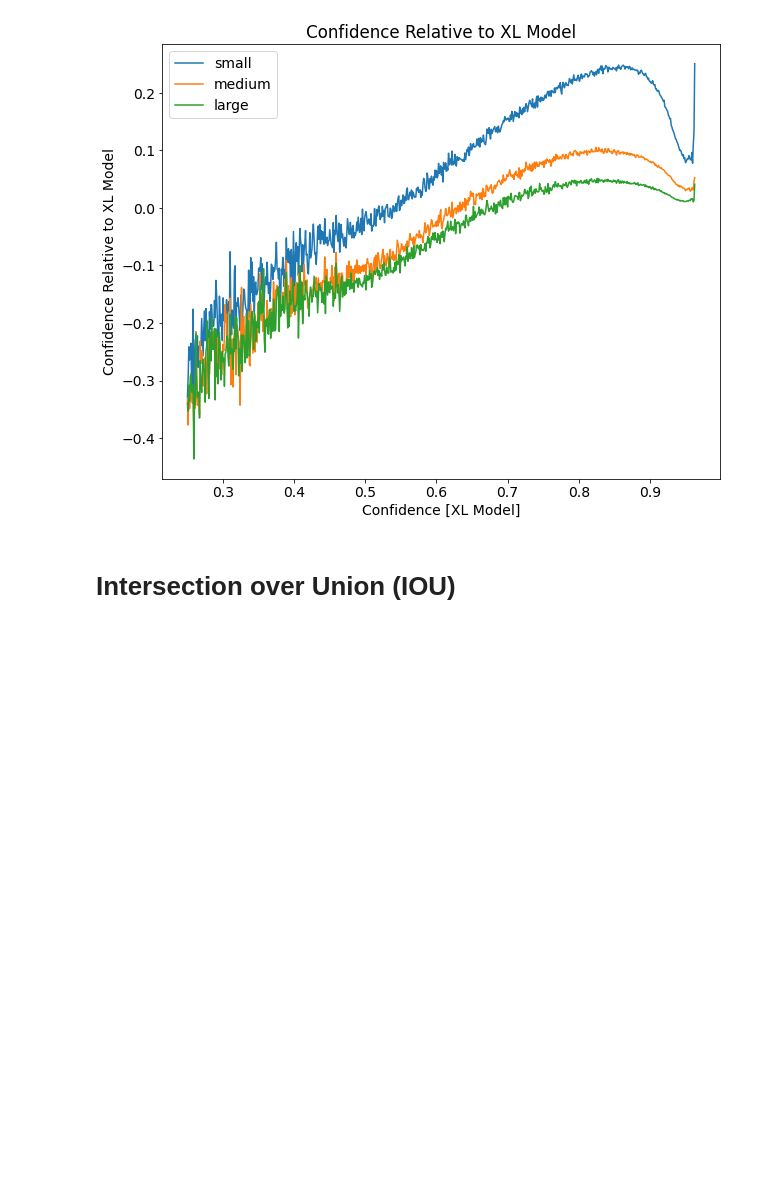
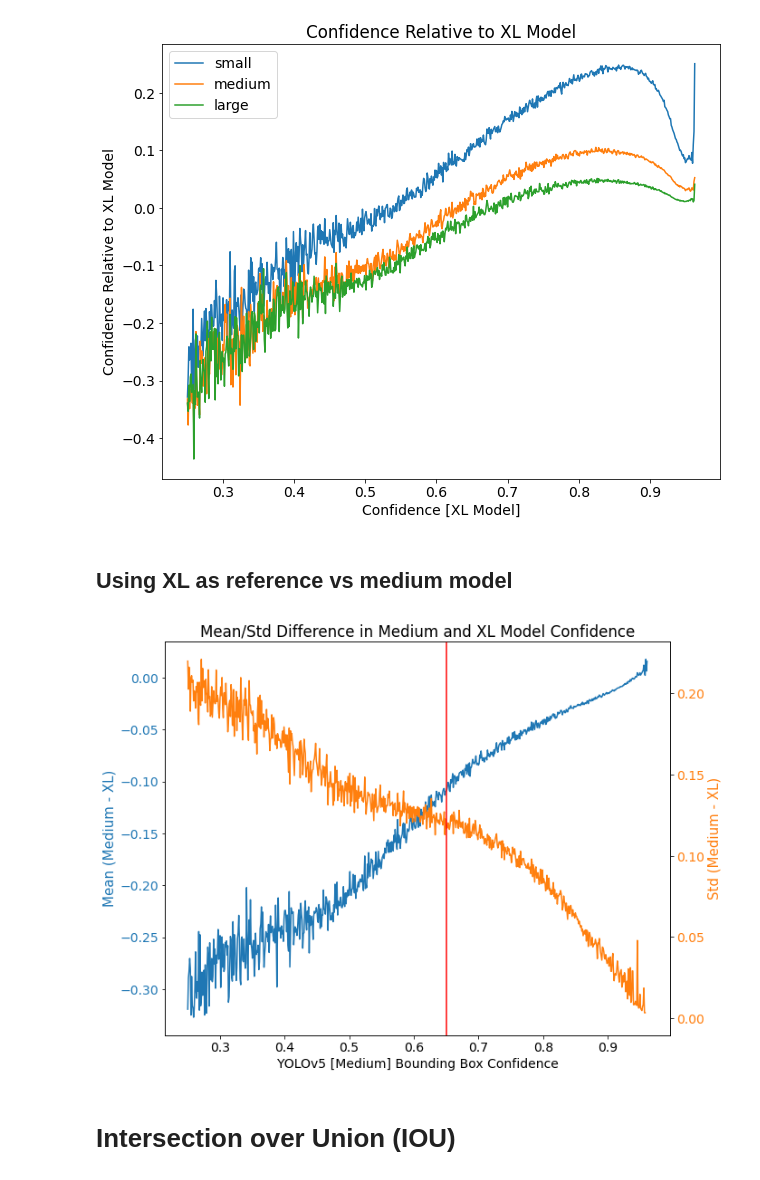
Before and after one commit to kingjosephm/vehicle_make_model_classifier, a Jupyter notebook: create_training_images/compare_yolo_models.ipynb, the cells around one changed output. Saved outputs shown, nothing was run; the diff lists cells and outputs as text; code cells hidden in the pictures; blank space fills up the shorter version.

```diff
--- a/create_training_images/compare_yolo_models.ipynb
+++ b/create_training_images/compare_yolo_models.ipynb
@@ -188,6 +193,46 @@ plt.title('Confidence Relative to XL Model')
 plt.show()
 # %% [output]
 [figure]
+# %% [markdown]
+## Using XL as reference vs medium model
+# %%
+xl_med_diff = combined[['med_conf']].rename(columns={'med_conf': 'conf'})
+xl_med_diff['diff'] = (combined['med_conf'] - combined['xl_conf'])
+xl_med_diff['conf'] = round(xl_med_diff['conf'], 3)
+xl_med_diff = xl_med_diff.sort_values(by=['conf']).reset_index(drop=True)
+# %%
+xl_med_diff_mean = xl_med_diff.groupby('conf')['diff'].mean().reset_index().rename(columns={'diff': 'mean'})
+xl_med_diff_std = xl_med_diff.groupby('conf')['diff'].std().reset_index().rename(columns={'diff': 'std'})
+xl_med_diff = xl_med_diff_mean.merge(xl_med_diff_std, on='conf', how='outer')
+xl_med_diff = xl_med_diff.sort_values(by=['conf'])
+xl_med_diff = xl_med_diff.set_index('conf')
+# %%
+fig, ax1 = plt.subplots(figsize=(10, 8))
+
+color1 = 'tab:blue'
+color2 = 'tab:orange'
+
+fig.set_facecolor('white')
+ax1.plot(xl_med_diff['mean'], label='mean', color=color1)
+ax1.set_ylabel('Mean (Medium - XL)', color=color1, fontsize=15)
+ax1.tick_params(axis='y', labelcolor=color1)
+
+ax2 = ax1.twinx()
+
+ax2.plot(xl_med_diff['std'], label='std', color=color2)
+ax2.set_ylabel('Std (Medium - XL)', color=color2, fontsize=15)
+ax2.tick_params(axis='y', labelcolor=color2)
+
+ax1.set_xlabel('YOLOv5 [Medium] Bounding Box Confidence')
+
+plt.axvline(x=0.65, color='red')
+
+plt.title('Mean/Std Difference in Medium and XL Model Confidence')
+plt.savefig('/Users/josephking/Desktop/export/Medium_XL_Mean_Std_Confidence.png', dpi=200)
+
+plt.show()
+# %% [output]
+[figure, added]
 # %% [markdown]
 # Intersection over Union (IOU)
 # %%
```
Also changed, not shown: parts of 16 cells of this notebook.
